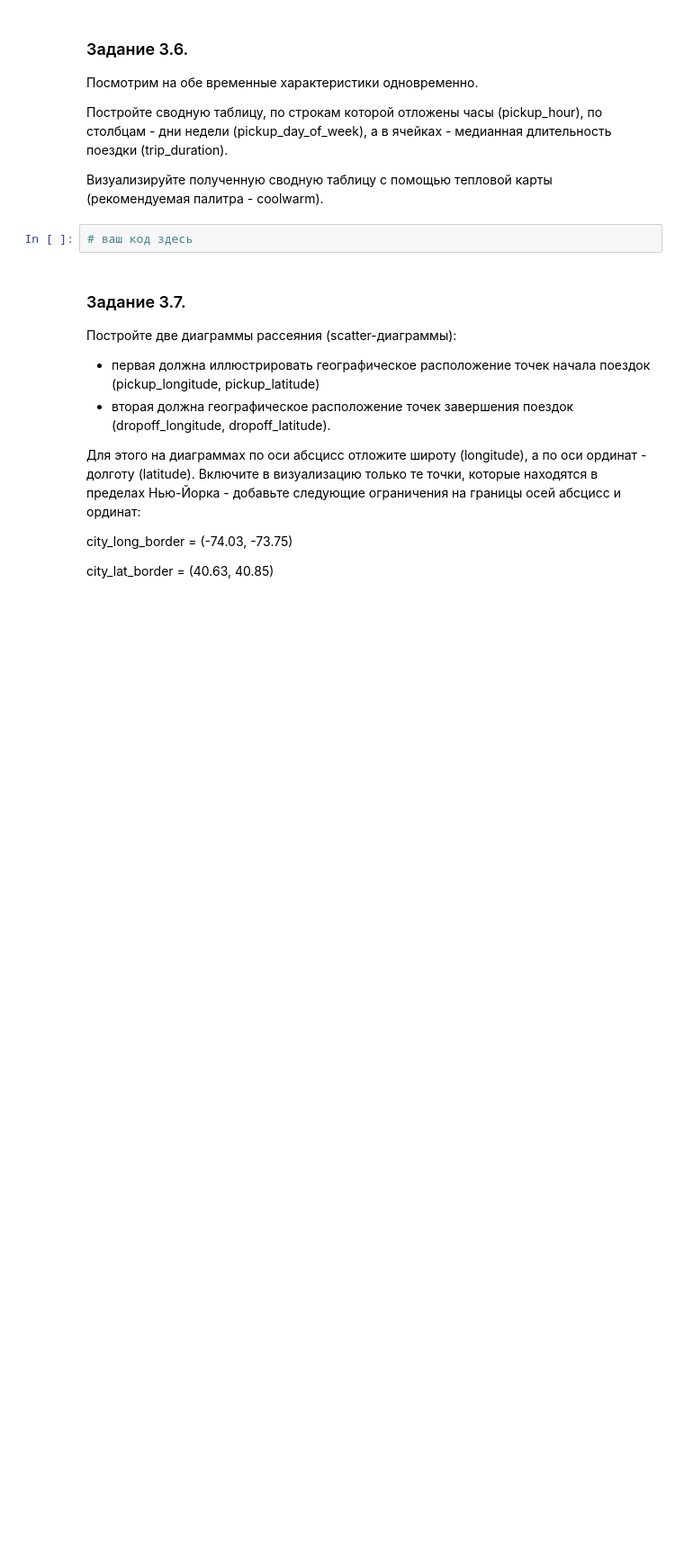
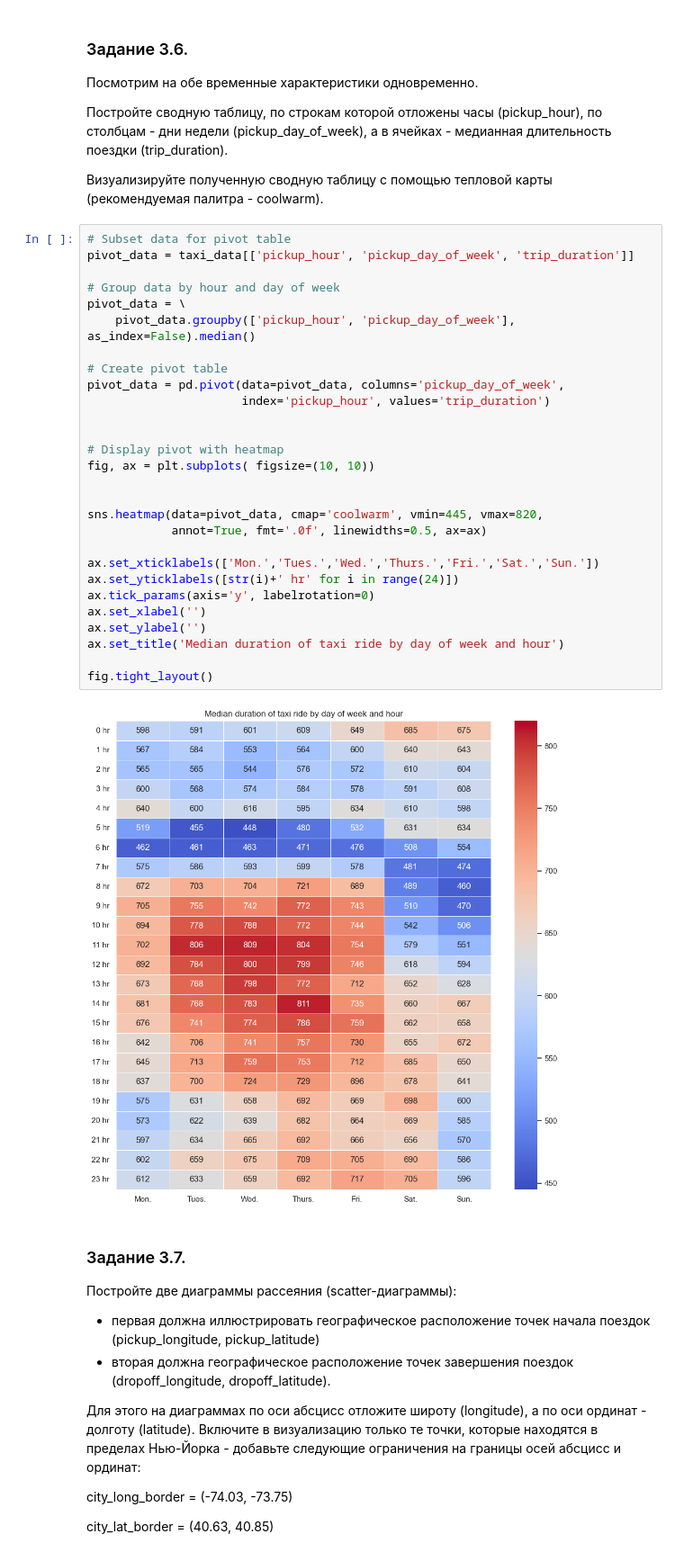
Before and after one commit to YarikKa2/Project_5, a Jupyter notebook: code/Project_5.ipynb, the cells around one changed output. Shown: that part at 90% size. Cells and saved outputs as stored; diff of their text form; blank space fills up the shorter version.

```diff
--- a/code/Project_5.ipynb
+++ b/code/Project_5.ipynb
@@ -840,8 +828,36 @@ fig.tight_layout()
 Постройте сводную таблицу, по строкам которой отложены часы (pickup_hour), по столбцам - дни недели (pickup_day_of_week), а в ячейках - медианная длительность поездки (trip_duration).
 
 Визуализируйте полученную сводную таблицу с помощью тепловой карты (рекомендуемая палитра - coolwarm).
-# %%
-# ваш код здесь
+# %%
+# Subset data for pivot table
+pivot_data = taxi_data[['pickup_hour', 'pickup_day_of_week', 'trip_duration']]
+
+# Group data by hour and day of week
+pivot_data = \
+    pivot_data.groupby(['pickup_hour', 'pickup_day_of_week'], as_index=False).median()
+
+# Create pivot table
+pivot_data = pd.pivot(data=pivot_data, columns='pickup_day_of_week',
+                      index='pickup_hour', values='trip_duration')
+
+
+# Display pivot with heatmap
+fig, ax = plt.subplots( figsize=(10, 10))
+
+
+sns.heatmap(data=pivot_data, cmap='coolwarm', vmin=445, vmax=820,
+            annot=True, fmt='.0f', linewidths=0.5, ax=ax)
+
+ax.set_xticklabels(['Mon.','Tues.','Wed.','Thurs.','Fri.','Sat.','Sun.'])
+ax.set_yticklabels([str(i)+' hr' for i in range(24)])
+ax.tick_params(axis='y', labelrotation=0)
+ax.set_xlabel('')
+ax.set_ylabel('')
+ax.set_title('Median duration of taxi ride by day of week and hour')
+
+fig.tight_layout()
+# %% [output]
+[figure, added]
 # %% [markdown]
 ### Задание 3.7.
 Постройте две диаграммы рассеяния (scatter-диаграммы):
```
Also changed, not shown: parts of 1 cell of this notebook.
